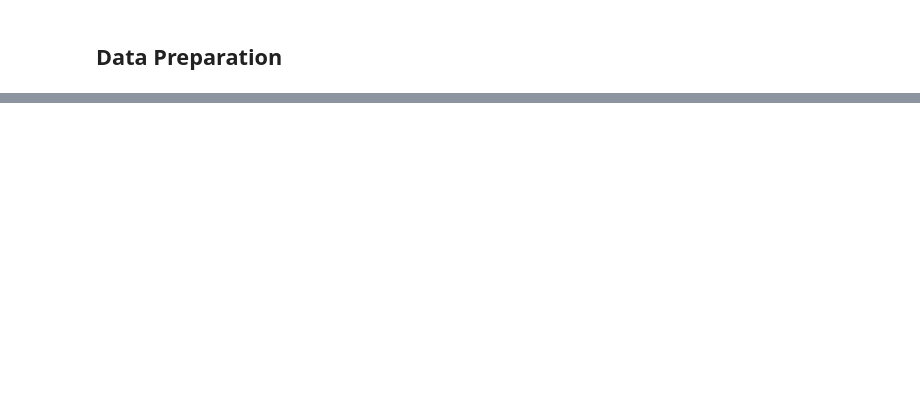
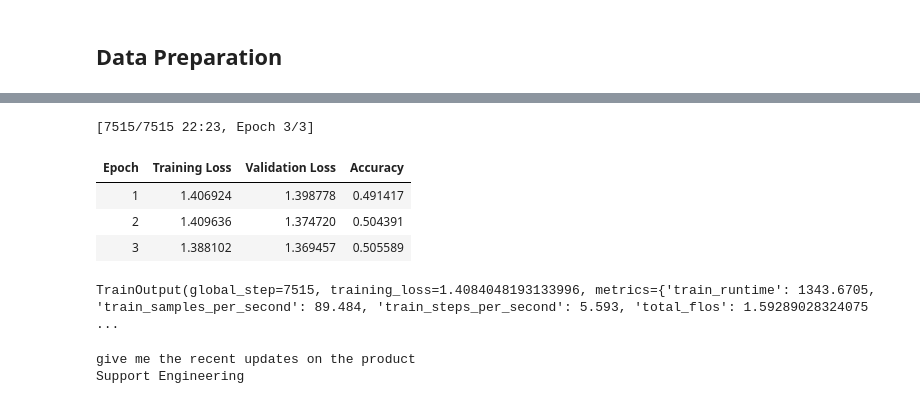
Before and after one commit to JS-Tharun/Customer-Support-Automation, a Jupyter notebook: notebooks/distilbert.ipynb, the cells around one changed output, grey strips where cells are left out. Saved outputs shown, nothing was run; the diff lists cells and outputs as text; code cells hidden in the pictures; blank space fills up the shorter version.

Commit message:
Trained distilbert-base-multilingual-cased

```diff
--- a/notebooks/distilbert.ipynb
+++ b/notebooks/distilbert.ipynb
@@ -60,0 +247,49 @@ Name: subject_body, Length: 61765, dtype: object
+# %%
+import evaluate
+import numpy as np
+
+accuracy_metrics = evaluate.load("accuracy")
+
+def compute_metrics(eval_pred):
+    logits, labels = eval_pred
+    predictions = np.argmax(logits, axis=1)
+
+    return accuracy_metrics.compute(predictions=predictions, references=labels)
+# %%
+# Defining training arguments
+
+training_args = TrainingArguments(
+    output_dir="./bert_results",
+    eval_strategy='epoch',
+    save_strategy='epoch',
+    logging_strategy='steps',
+    logging_steps=10,
+    learning_rate=5e-5,
+    per_device_train_batch_size=16,
+    per_device_eval_batch_size=16,
+    num_train_epochs=3,
+    weight_decay=0.01,
+    load_best_model_at_end=True,
+    metric_for_best_model="accuracy",
+    report_to="none"
+)
+# %%
+# Initialize trainer
+
+trainer = Trainer(
+    model=model,
+    args=training_args,
+    train_dataset=train_dataset,
+    eval_dataset=eval_dataset,
+    processing_class=tokenizer,
+    compute_metrics=compute_metrics
+)
+# %%
+trainer.train()
+# %% [output]
+[7515/7515 22:23, Epoch 3/3]
+| Epoch | Training Loss | Validation Loss | Accuracy |
+| 1 | 1.406924 | 1.398778 | 0.491417 |
+| 2 | 1.409636 | 1.374720 | 0.504391 |
+| 3 | 1.388102 | 1.369457 | 0.505589 |
+TrainOutput(global_step=7515, training_loss=1.4084048193133996, metrics={'train_runtime': 1343.6705, 'train_samples_per_second': 89.484, 'train_steps_per_second': 5.593, 'total_flos': 1.59289028324075 ...
@@ -60,0 +309,8 @@ Name: subject_body, Length: 61765, dtype: object
+# %%
+text = "Give me the recent updates on the product"
+preprocessed_text = clean_text(text)
+print(preprocessed_text)
+print(classify(preprocessed_text))
+# %% [output]
+give me the recent updates on the product
+Support Engineering
```
Also changed, not shown: parts of 14 cells of this notebook, 1 other file.
